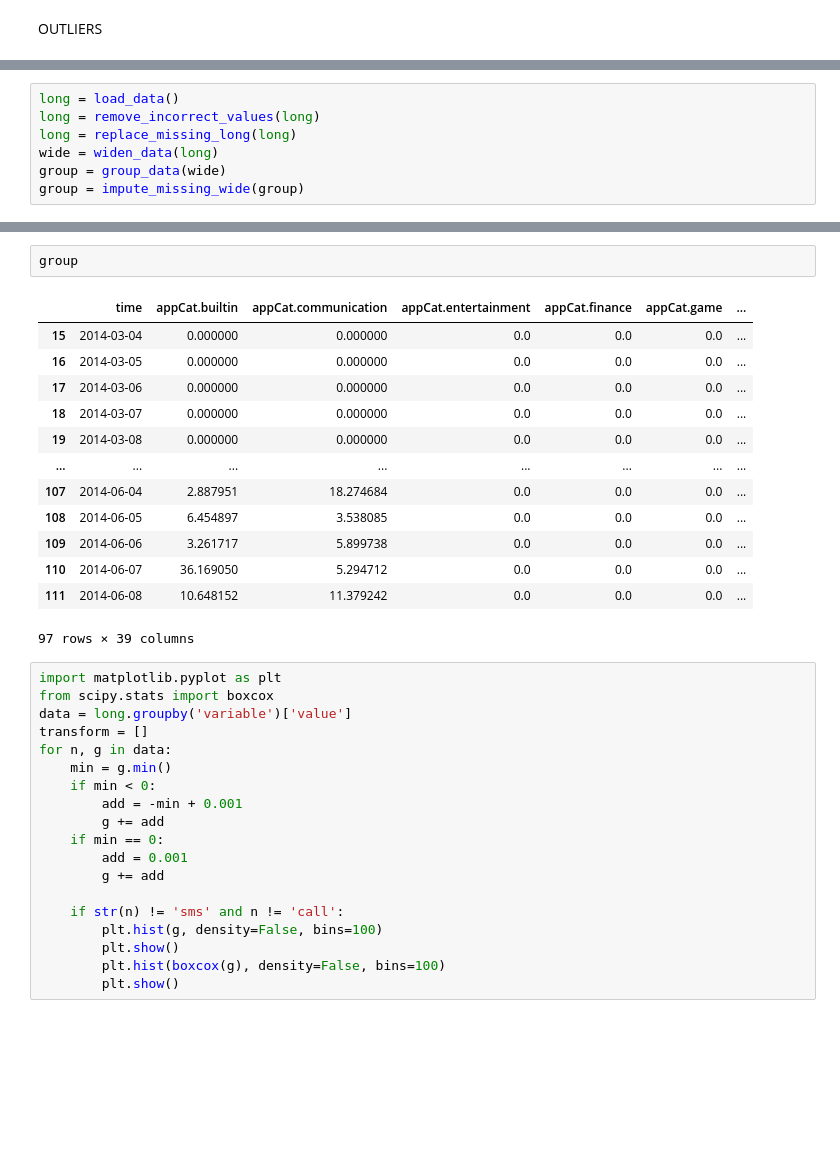
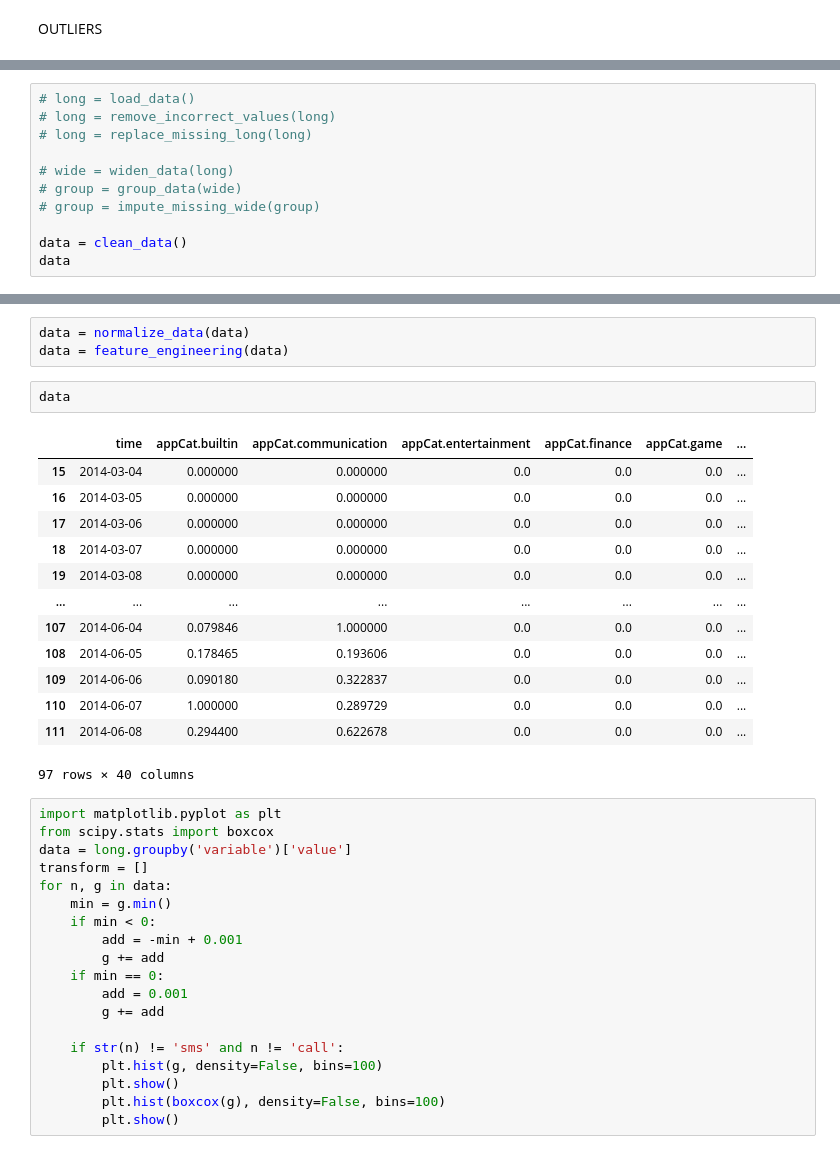
Before and after one commit to timmooren/DM1, a Jupyter notebook: data_nikki.ipynb, the cells around one changed output, grey strips where cells are left out. Cells and saved outputs as stored; diff of their text form; blank space fills up the shorter version.

```diff
--- a/data_nikki.ipynb
+++ b/data_nikki.ipynb
@@ -14,9 +14,13 @@ from functions import load_data, remove_incorrect_values, replace_missing_long,
 import pandas as pd
 # %%
-long = load_data()
-long = remove_incorrect_values(long)
-long = replace_missing_long(long)
-wide = widen_data(long)
-group = group_data(wide)
-group = impute_missing_wide(group)
+# long = load_data()
+# long = remove_incorrect_values(long)
+# long = replace_missing_long(long)
+
+# wide = widen_data(long)
+# group = group_data(wide)
+# group = impute_missing_wide(group)
+
+data = clean_data()
+data
 # %% [output]
@@ -33,19 +40,22 @@ See the caveats in the documentation: https://pandas.pydata.org/pandas-docs/stab
-# %%
-group
-# %% [output]
-|  | time | appCat.builtin | appCat.communication | appCat.entertainment | appCat.finance | appCat.game | ... |
-| 15 | 2014-03-04 | 0.000000 | 0.000000 | 0.0 | 0.0 | 0.0 | ... |
-| 16 | 2014-03-05 | 0.000000 | 0.000000 | 0.0 | 0.0 | 0.0 | ... |
-| 17 | 2014-03-06 | 0.000000 | 0.000000 | 0.0 | 0.0 | 0.0 | ... |
-| 18 | 2014-03-07 | 0.000000 | 0.000000 | 0.0 | 0.0 | 0.0 | ... |
-| 19 | 2014-03-08 | 0.000000 | 0.000000 | 0.0 | 0.0 | 0.0 | ... |
-| ... | ... | ... | ... | ... | ... | ... | ... |
-| 107 | 2014-06-04 | 2.887951 | 18.274684 | 0.0 | 0.0 | 0.0 | ... |
-| 108 | 2014-06-05 | 6.454897 | 3.538085 | 0.0 | 0.0 | 0.0 | ... |
-| 109 | 2014-06-06 | 3.261717 | 5.899738 | 0.0 | 0.0 | 0.0 | ... |
-| 110 | 2014-06-07 | 36.169050 | 5.294712 | 0.0 | 0.0 | 0.0 | ... |
-| 111 | 2014-06-08 | 10.648152 | 11.379242 | 0.0 | 0.0 | 0.0 | ... |
-97 rows × 39 columns
+# %%
+data = normalize_data(data)
+data = feature_engineering(data)
+# %%
+data
+# %% [output]
+|  | time | appCat.builtin | appCat.communication | appCat.entertainment | appCat.finance | appCat.game | ... |
+| 15 | 2014-03-04 | 0.000000 | 0.000000 | 0.0 | 0.0 | 0.0 | ... |
+| 16 | 2014-03-05 | 0.000000 | 0.000000 | 0.0 | 0.0 | 0.0 | ... |
+| 17 | 2014-03-06 | 0.000000 | 0.000000 | 0.0 | 0.0 | 0.0 | ... |
+| 18 | 2014-03-07 | 0.000000 | 0.000000 | 0.0 | 0.0 | 0.0 | ... |
+| 19 | 2014-03-08 | 0.000000 | 0.000000 | 0.0 | 0.0 | 0.0 | ... |
+| ... | ... | ... | ... | ... | ... | ... | ... |
+| 107 | 2014-06-04 | 0.079846 | 1.000000 | 0.0 | 0.0 | 0.0 | ... |
+| 108 | 2014-06-05 | 0.178465 | 0.193606 | 0.0 | 0.0 | 0.0 | ... |
+| 109 | 2014-06-06 | 0.090180 | 0.322837 | 0.0 | 0.0 | 0.0 | ... |
+| 110 | 2014-06-07 | 1.000000 | 0.289729 | 0.0 | 0.0 | 0.0 | ... |
+| 111 | 2014-06-08 | 0.294400 | 0.622678 | 0.0 | 0.0 | 0.0 | ... |
+97 rows × 40 columns
 # %%
 import matplotlib.pyplot as plt
 from scipy.stats import boxcox
```
Also changed, not shown: parts of 2 cells of this notebook, 1 other file.
